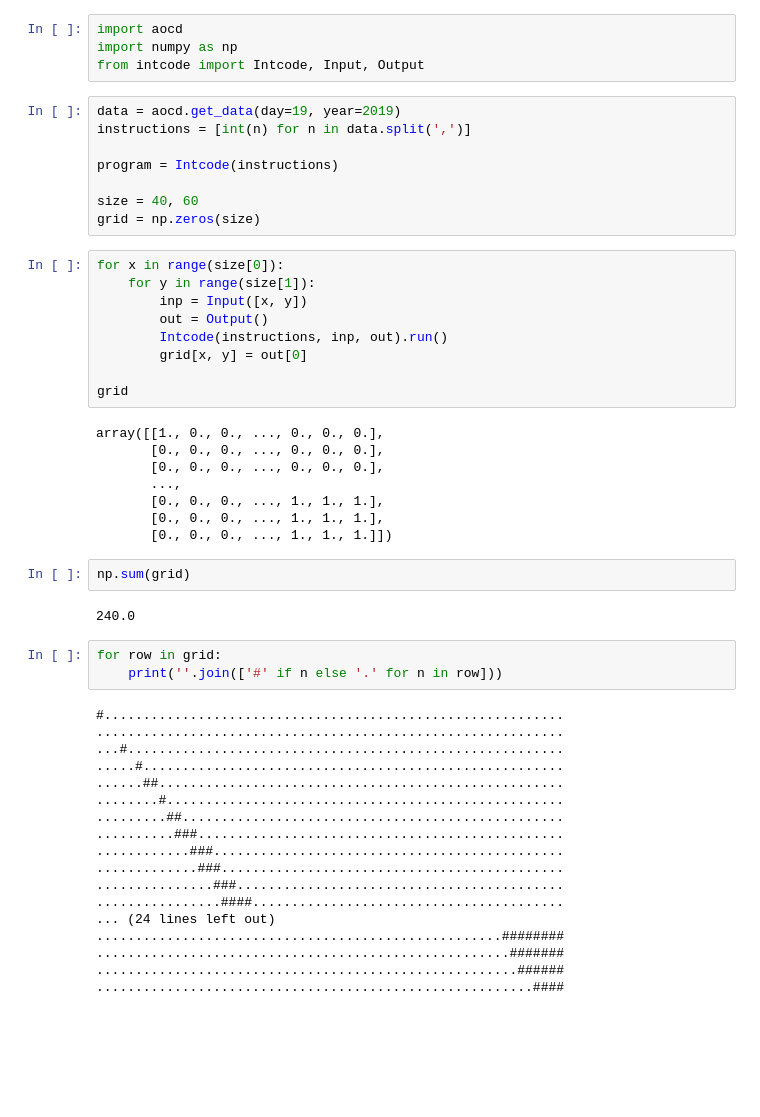
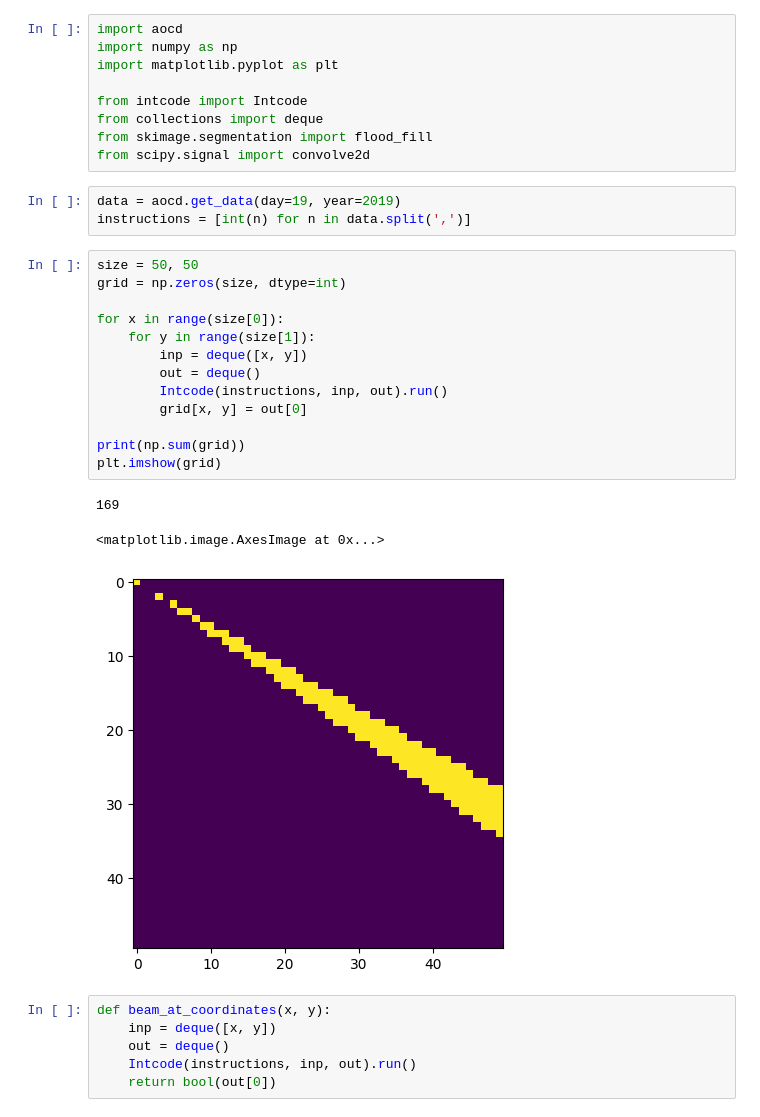
Before and after one commit to attoPascal/advent-of-code, a Jupyter notebook: 2019/day19.ipynb, the cells around one changed output. Cells and saved outputs as stored; diff of their text form; blank space fills up the shorter version.

Commit message:
Intcode updates

```diff
--- a/2019/day19.ipynb
+++ b/2019/day19.ipynb
@@ -1,54 +1,35 @@
 # %%
 import aocd
 import numpy as np
-from intcode import Intcode, Input, Output
+import matplotlib.pyplot as plt
+
+from intcode import Intcode
+from collections import deque
+from skimage.segmentation import flood_fill
+from scipy.signal import convolve2d
 # %%
 data = aocd.get_data(day=19, year=2019)
 instructions = [int(n) for n in data.split(',')]
-
-program = Intcode(instructions)
-
-size = 40, 60
-grid = np.zeros(size)
 # %%
+size = 50, 50
+grid = np.zeros(size, dtype=int)
+
 for x in range(size[0]):
     for y in range(size[1]):
-        inp = Input([x, y])
-        out = Output()
+        inp = deque([x, y])
+        out = deque()
         Intcode(instructions, inp, out).run()
         grid[x, y] = out[0]
 
-grid
+print(np.sum(grid))
+plt.imshow(grid)
 # %% [output]
-array([[1., 0., 0., ..., 0., 0., 0.],
-       [0., 0., 0., ..., 0., 0., 0.],
-       [0., 0., 0., ..., 0., 0., 0.],
-       ...,
-       [0., 0., 0., ..., 1., 1., 1.],
-       [0., 0., 0., ..., 1., 1., 1.],
-       [0., 0., 0., ..., 1., 1., 1.]])
+169
+<matplotlib.image.AxesImage at 0x...>
+[figure, added]
-# %%
-np.sum(grid)
-# %% [output]
-240.0
-# %%
-for row in grid:
-    print(''.join(['#' if n else '.' for n in row]))
-# %% [output]
-#...........................................................
-............................................................
-...#........................................................
-.....#......................................................
-......##....................................................
-........#...................................................
-.........##.................................................
-..........###...............................................
-............###.............................................
-.............###............................................
-...............###..........................................
-................####........................................
-... (24 lines left out)
-....................................................########
-.....................................................#######
-......................................................######
-........................................................####
+# %%
+def beam_at_coordinates(x, y):
+    inp = deque([x, y])
+    out = deque()
+    Intcode(instructions, inp, out).run()
+    return bool(out[0])
```
Also changed, not shown: parts of 6 cells of this notebook, 9 other files.
